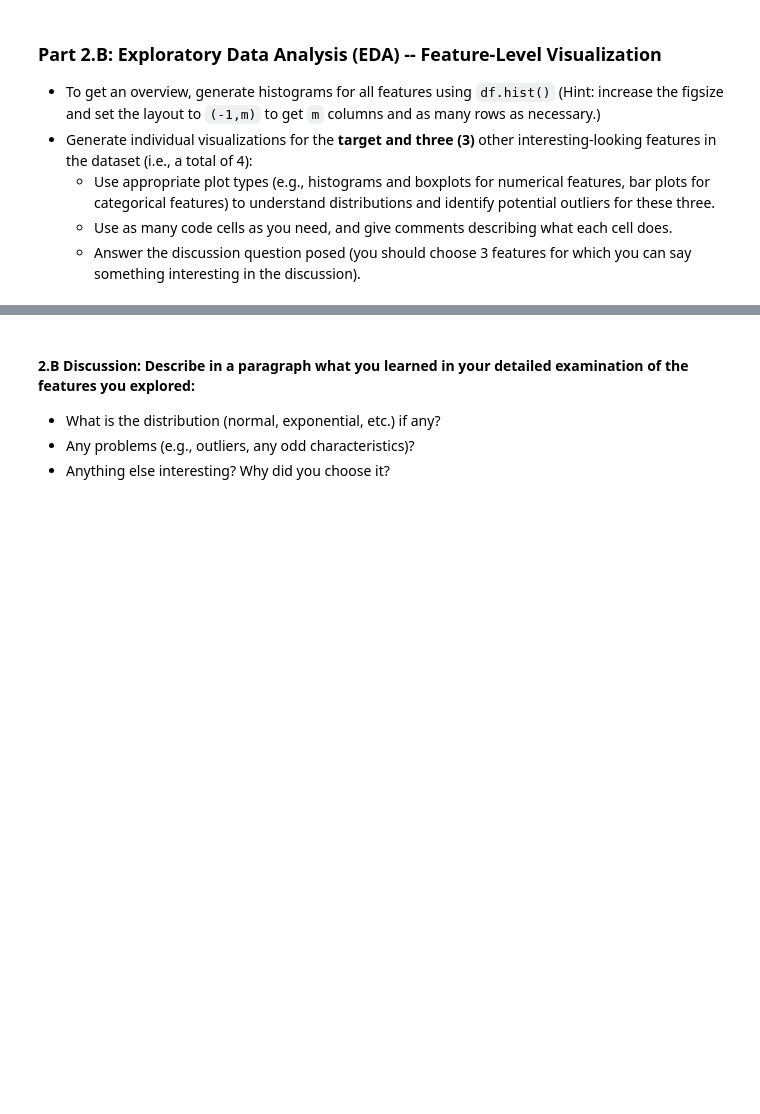
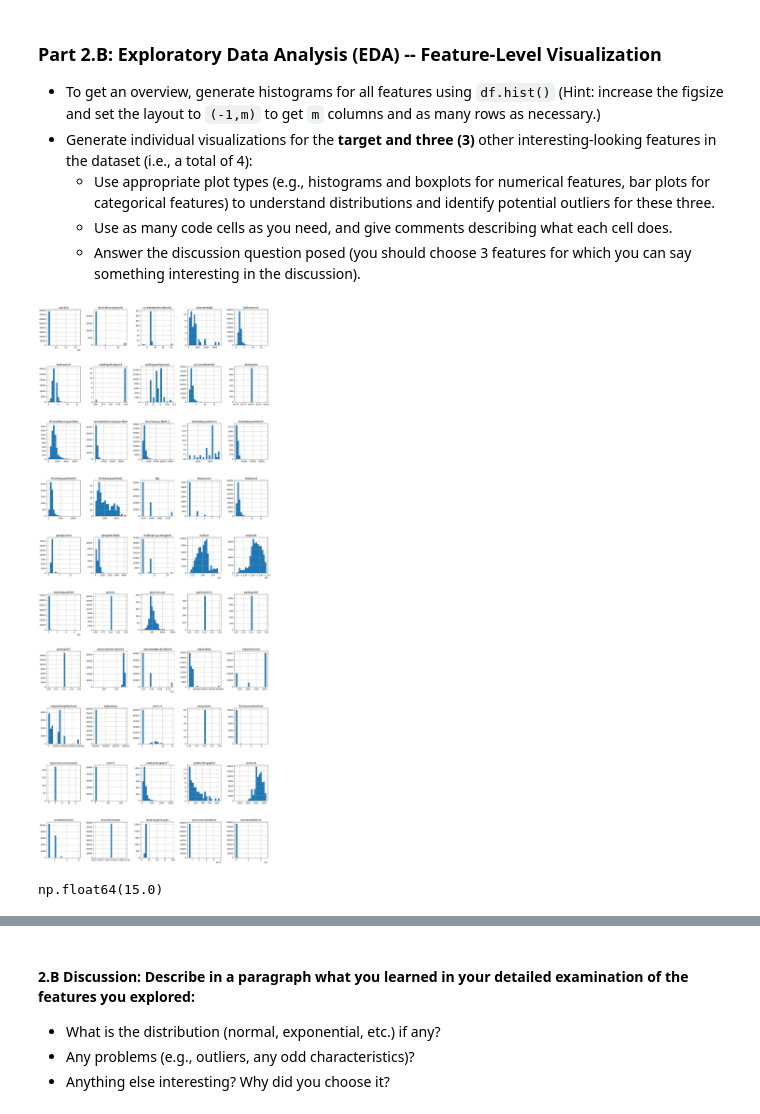
Before and after one commit to aidandig/Mod-3-Milestones-Group-78, a Jupyter notebook: Milestone_01.ipynb, the cells around one changed output, grey strips where cells are left out. Saved outputs shown, nothing was run; the diff lists cells and outputs as text; code cells hidden in the pictures; blank space fills up the shorter version.

```diff
--- a/Milestone_01.ipynb
+++ b/Milestone_01.ipynb
@@ -477,3 +478,13 @@ The cutoff for keeping the features, at least at first glance would be `threequa
     - Use appropriate plot types (e.g., histograms and boxplots for numerical features, bar plots for categorical features) to understand distributions and identify potential outliers for these three.
     - Use as many code cells as you need, and give comments describing what each cell does.
     - Answer the discussion question posed (you should choose 3 features for which you can say something interesting in the discussion).
+# %%
+df.hist(figsize=(20,50), layout=(-1,5), bins=20)
+plt.subplots_adjust(hspace=0.6, wspace=0.4)
+plt.show()
+# %% [output]
+[figure, added]
+# %%
+df['roomcnt'].max()
+# %% [output]
+np.float64(15.0)
```
Also changed, not shown: parts of 7 cells of this notebook.
